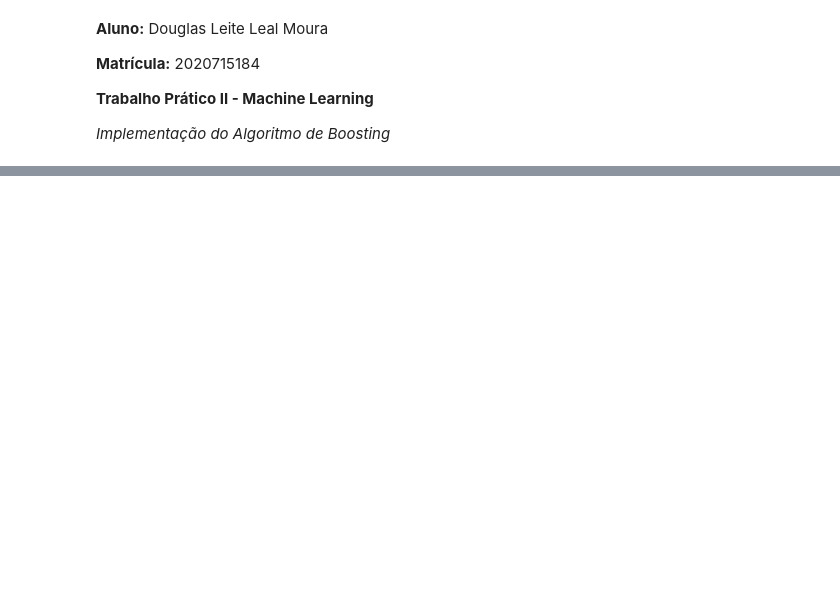
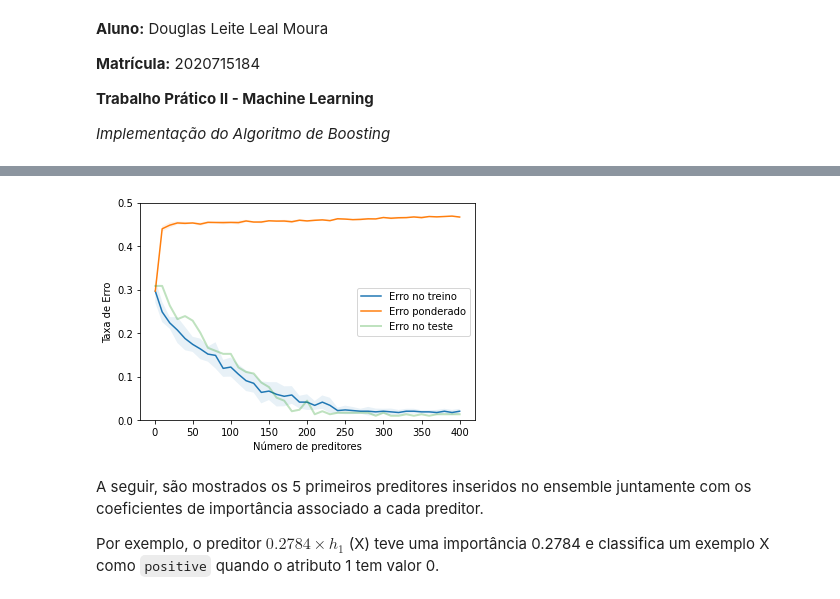
Before and after one commit to douglasllmoura/ufmg-ml, a Jupyter notebook: TP2_Implementacao_Boosting.ipynb, the cells around one changed output, grey strips where cells are left out. Cells and saved outputs as stored; diff of their text form; code cells hidden in the pictures; blank space fills up the shorter version.

```diff
--- a/TP2_Implementacao_Boosting.ipynb
+++ b/TP2_Implementacao_Boosting.ipynb
@@ -59,0 +381,41 @@ data
+# %%
+def experimentos(repeat, parametros):
+    """Função responsavel por executar o boosting com um conjunto de parametros"""
+    results = Results()
+    teste = []
+
+    for i in parametros:
+
+        clf = Boosting(max_it=i, repeat=repeat)
+
+        erro = []
+        weighted = []
+
+        # treina 5 folds
+        skf = StratifiedKFold(n_splits=5, random_state=123, shuffle=True)
+
+        for train_index, test_index in skf.split(X_train, y_train):
+            X_train_, X_test_ = X_train[train_index], X_train[test_index]
+            y_train_, y_test_ = y_train.iloc[train_index], y_train.iloc[test_index]
+
+            clf.fit(X_train_, y_train_)
+
+            # calcula os erros
+            y_pred = clf.predict(X_test_)
+            erro.append(np.mean(y_pred != y_test_))
+
+            weighted.append(clf.error[len(clf.error)-1])
+
+        # Guarda os resultados
+        results.erro_mean.append(np.mean(erro))
+        results.erro_std.append(np.std(erro))
+        results.weighted_mean.append(np.mean(weighted))
+        results.weighted_std.append(np.std(weighted))
+
+        # Calcula o erro no teste
+        clf.fit(X_train, y_train)
+        y_pred = clf.predict(X_test)
+        teste.append(np.mean(y_pred != y_test))
+
+    # plota o grafico
+    results.plot_erro(parametros, teste)
@@ -59,0 +457,10 @@ data
+# %%
+parametros = list([1]) +list(range(10, 410, 10)) # parametros avaliados
+
+experimentos(True, parametros) # com repeticao de stumps
+# %% [output]
+[figure, added]
+# %% [markdown]
+A seguir, são mostrados os 5 primeiros preditores inseridos no ensemble juntamente com os coeficientes de importância associado a cada preditor.
+
+Por exemplo, o preditor $0.2784 \times h_1$ (X) teve uma importância 0.2784 e classifica um exemplo X como `positive` quando o atributo 1 tem valor 0.
```
Also changed, not shown: parts of 30 cells of this notebook.
